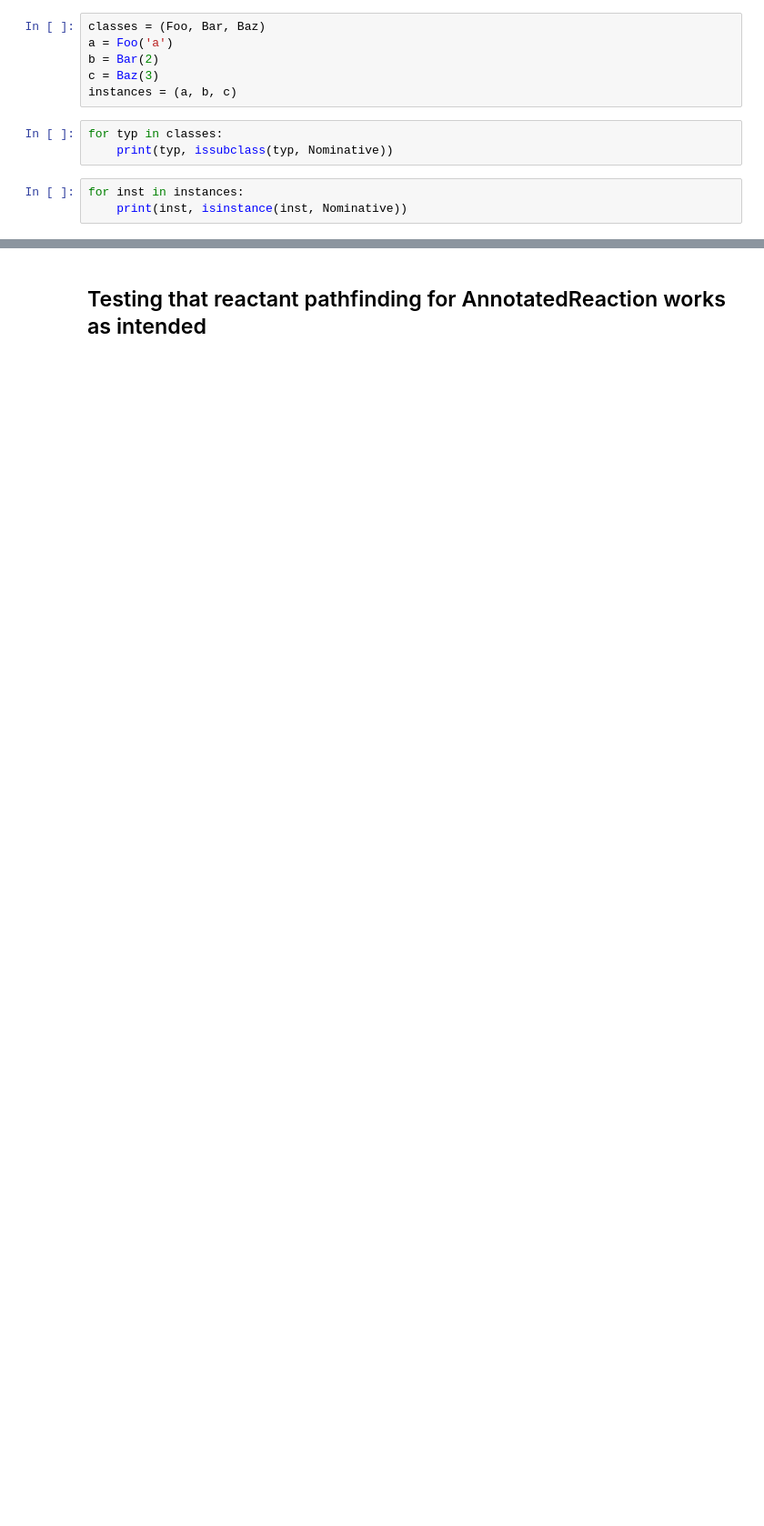
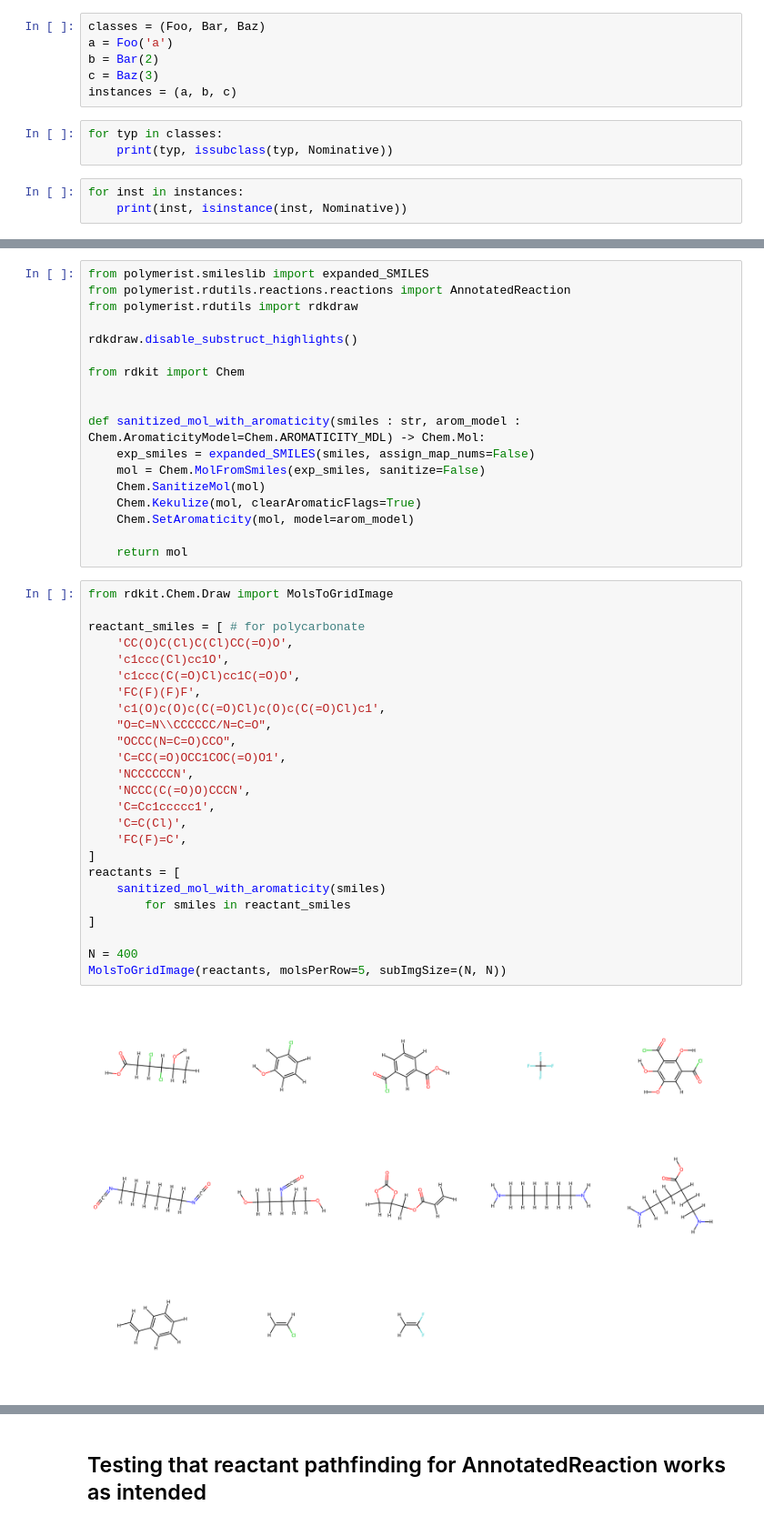
Before and after one commit to timbernat/polymer_workbench, a Jupyter notebook: dev_misc.ipynb, the cells around one changed output, grey strips where cells are left out. Shown: that part at 91% size. Saved outputs shown, nothing was run; the diff lists cells and outputs as text; blank space fills up the shorter version.

Commit message:
Continued development on reaction change perception

```diff
--- a/dev_misc.ipynb
+++ b/dev_misc.ipynb
@@ -88,0 +91,45 @@ for inst in instances:
+# %%
+from polymerist.smileslib import expanded_SMILES
+from polymerist.rdutils.reactions.reactions import AnnotatedReaction
+from polymerist.rdutils import rdkdraw
+
+rdkdraw.disable_substruct_highlights()
+
+from rdkit import Chem
+
+
+def sanitized_mol_with_aromaticity(smiles : str, arom_model : Chem.AromaticityModel=Chem.AROMATICITY_MDL) -> Chem.Mol:
+    exp_smiles = expanded_SMILES(smiles, assign_map_nums=False)
+    mol = Chem.MolFromSmiles(exp_smiles, sanitize=False)
+    Chem.SanitizeMol(mol)
+    Chem.Kekulize(mol, clearAromaticFlags=True)
+    Chem.SetAromaticity(mol, model=arom_model)
+
+    return mol
+# %%
+from rdkit.Chem.Draw import MolsToGridImage
+
+reactant_smiles = [ # for polycarbonate
+    'CC(O)C(Cl)C(Cl)CC(=O)O',
+    'c1ccc(Cl)cc1O',
+    'c1ccc(C(=O)Cl)cc1C(=O)O',
+    'FC(F)(F)F',
+    'c1(O)c(O)c(C(=O)Cl)c(O)c(C(=O)Cl)c1',
+    "O=C=N\\CCCCCC/N=C=O",
+    "OCCC(N=C=O)CCO",
+    'C=CC(=O)OCC1COC(=O)O1',
+    'NCCCCCCN',
+    'NCCC(C(=O)O)CCCN',
+    'C=Cc1ccccc1',
+    'C=C(Cl)',
+    'FC(F)=C',
+]
+reactants = [
+    sanitized_mol_with_aromaticity(smiles)
+        for smiles in reactant_smiles
+]
+
+N = 400
+MolsToGridImage(reactants, molsPerRow=5, subImgSize=(N, N))
+# %% [output]
+[figure, added]
```
Also changed, not shown: parts of 35 cells of this notebook.
